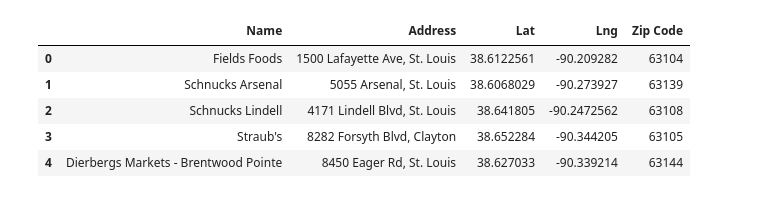
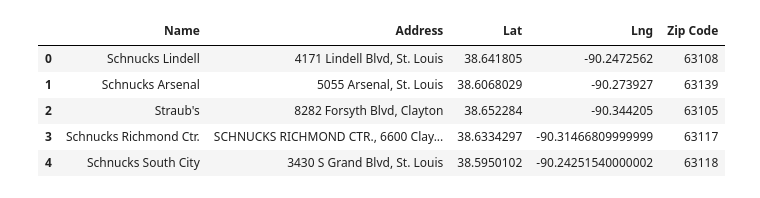
Before and after one commit to brendan2131/Project1, a Jupyter notebook: heatmap.ipynb, the cells around one changed output. Cells and saved outputs as stored; diff of their text form; code cells hidden in the pictures.

```diff
--- a/heatmap.ipynb
+++ b/heatmap.ipynb
@@ -18,16 +18,16 @@ gkey = temp_file.gkey
 del temp_file
 # %%
 grocery_df = pd.read_csv(
-    "grocery.csv", dtype="object", encoding="utf-8")
+    "grocery_stl.csv", dtype="object", encoding="utf-8")
 
 grocery_df.head()
 # %% [output]
 |  | Name | Address | Lat | Lng | Zip Code |
-| 0 | Fields Foods | 1500 Lafayette Ave, St. Louis | 38.6122561 | -90.209282 | 63104 |
+| 0 | Schnucks Lindell | 4171 Lindell Blvd, St. Louis | 38.641805 | -90.2472562 | 63108 |
 | 1 | Schnucks Arsenal | 5055 Arsenal, St. Louis | 38.6068029 | -90.273927 | 63139 |
-| 2 | Schnucks Lindell | 4171 Lindell Blvd, St. Louis | 38.641805 | -90.2472562 | 63108 |
-| 3 | Straub's | 8282 Forsyth Blvd, Clayton | 38.652284 | -90.344205 | 63105 |
-| 4 | Dierbergs Markets - Brentwood Pointe | 8450 Eager Rd, St. Louis | 38.627033 | -90.339214 | 63144 |
+| 2 | Straub's | 8282 Forsyth Blvd, Clayton | 38.652284 | -90.344205 | 63105 |
+| 3 | Schnucks Richmond Ctr. | SCHNUCKS RICHMOND CTR., 6600 Clay... | 38.6334297 | -90.31466809999999 | 63117 |
+| 4 | Schnucks South City | 3430 S Grand Blvd, St. Louis | 38.5950102 | -90.24251540000002 | 63118 |
 # %%
 # Configure gmaps with API key
 gmaps.configure(api_key=gkey)
```
Also changed, not shown: parts of 1 cell of this notebook, 7 other files.
